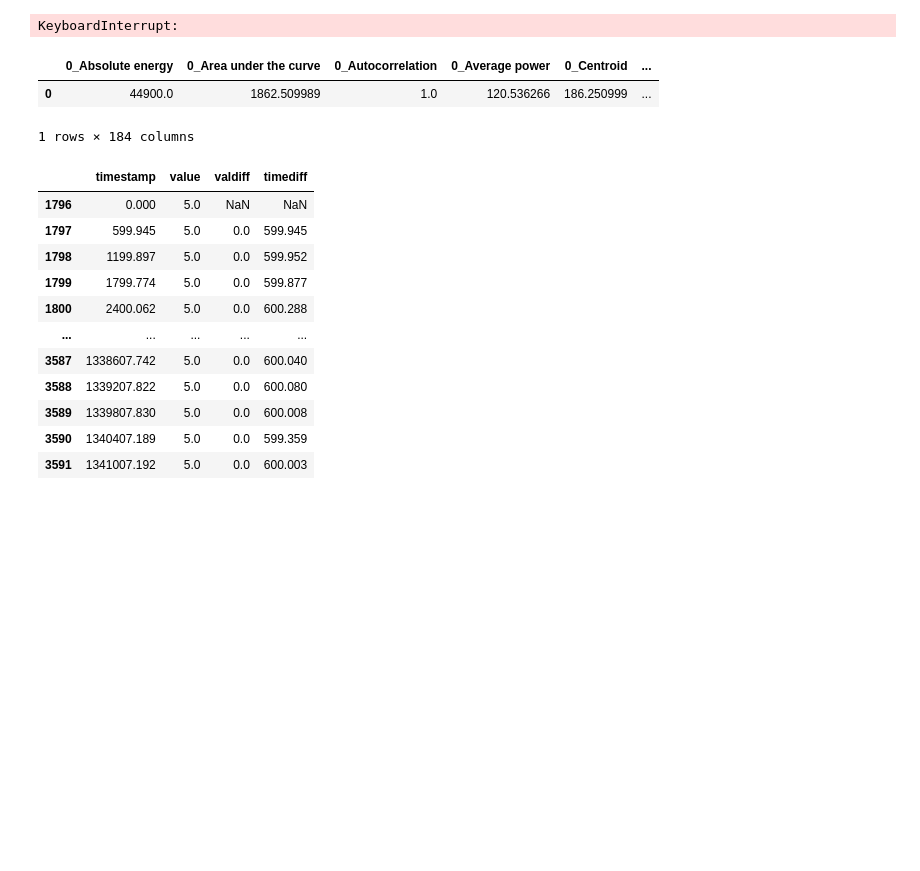
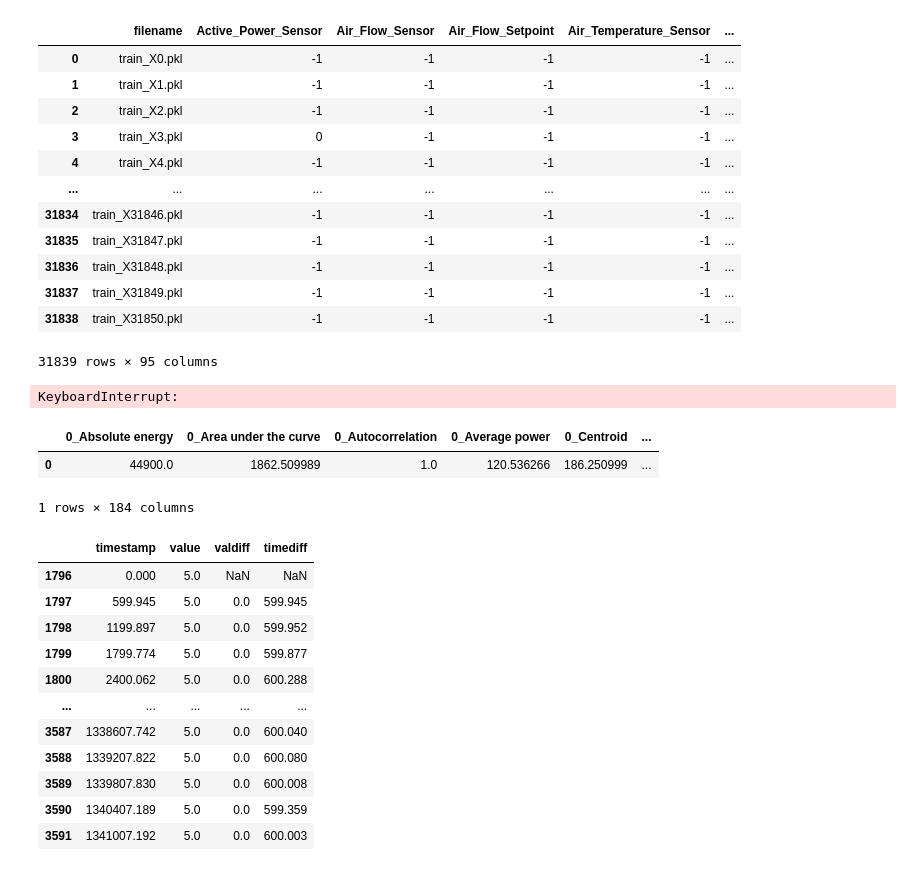
Before and after one commit to JoeZhao527/cl-bricks, a Jupyter notebook: notebooks/1_preprocessing_v4_fix.ipynb, the cells around one changed output. Saved outputs shown, nothing was run; the diff lists cells and outputs as text; code cells hidden in the pictures; blank space fills up the shorter version.

```diff
--- a/notebooks/1_preprocessing_v4_fix.ipynb
+++ b/notebooks/1_preprocessing_v4_fix.ipynb
@@ -22,6 +22,22 @@ trn_x_path = "../downloads/train_X_v0.1.0.zip"
 tst_x_path = "../downloads/test_X_v0.1.0.zip"
 # %%
 train_y = pd.read_csv(trn_y_path)
+# %%
+train_y['filename'].value_counts()
+# %% [output]
+|  | filename | Active_Power_Sensor | Air_Flow_Sensor | Air_Flow_Setpoint | Air_Temperature_Sensor | ... |
+| 0 | train_X0.pkl | -1 | -1 | -1 | -1 | ... |
+| 1 | train_X1.pkl | -1 | -1 | -1 | -1 | ... |
+| 2 | train_X2.pkl | -1 | -1 | -1 | -1 | ... |
+| 3 | train_X3.pkl | 0 | -1 | -1 | -1 | ... |
+| 4 | train_X4.pkl | -1 | -1 | -1 | -1 | ... |
+| ... | ... | ... | ... | ... | ... | ... |
+| 31834 | train_X31846.pkl | -1 | -1 | -1 | -1 | ... |
+| 31835 | train_X31847.pkl | -1 | -1 | -1 | -1 | ... |
+| 31836 | train_X31848.pkl | -1 | -1 | -1 | -1 | ... |
+| 31837 | train_X31849.pkl | -1 | -1 | -1 | -1 | ... |
+| 31838 | train_X31850.pkl | -1 | -1 | -1 | -1 | ... |
+31839 rows × 95 columns
 # %%
 zipf = ZipFile(trn_x_path, 'r')
 # %%
```
Also changed, not shown: 1 other file.
